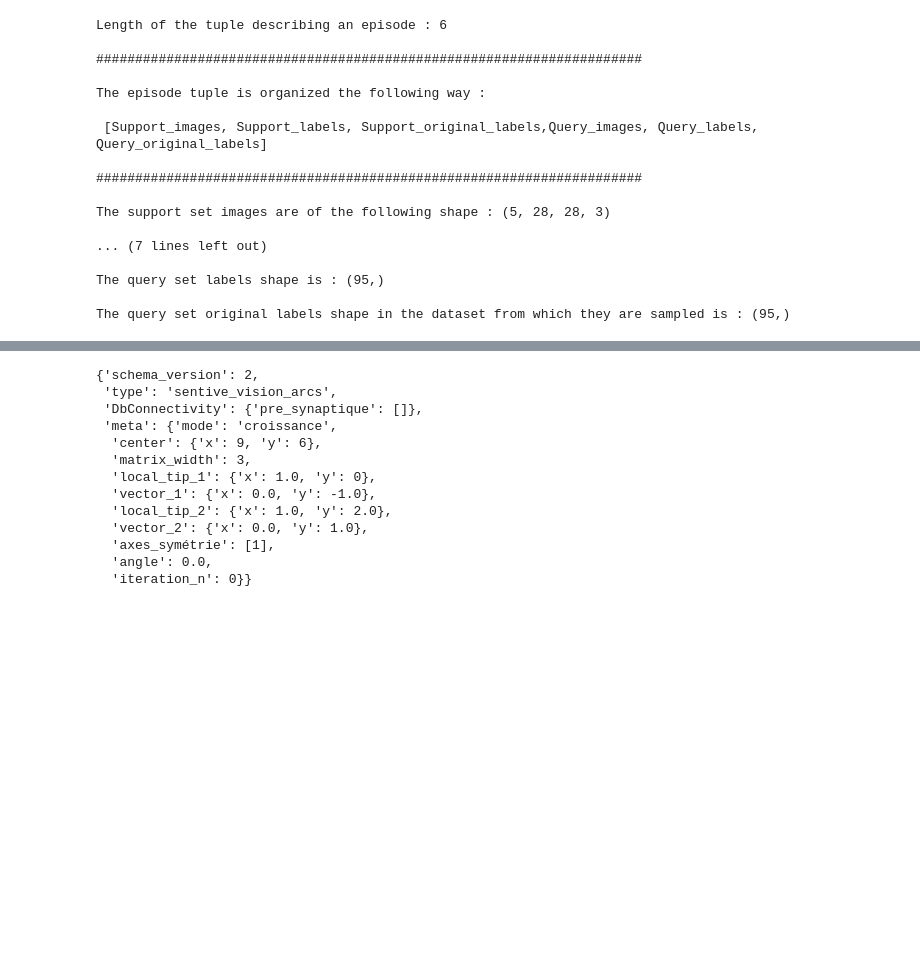
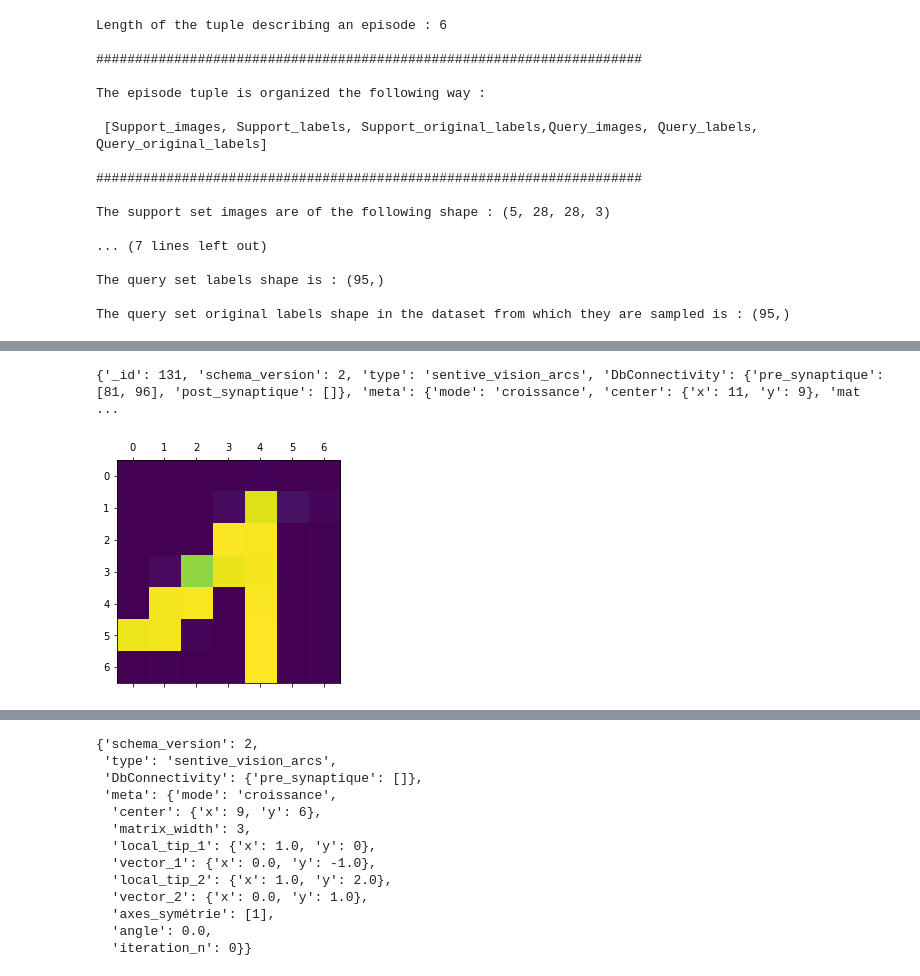
Before and after one commit to oliviermanette/metadl, a Jupyter notebook: starting_kit/sandbox_flod.ipynb, the cells around one changed output, grey strips where cells are left out. Cells and saved outputs as stored; diff of their text form; code cells hidden in the pictures; blank space fills up the shorter version.

```diff
--- a/starting_kit/sandbox_flod.ipynb
+++ b/starting_kit/sandbox_flod.ipynb
@@ -759,0 +1040,5 @@ def get_yokoi_value8(matrix_3):
+# %%
+show_receptive_field_id(131)
+# %% [output]
+{'_id': 131, 'schema_version': 2, 'type': 'sentive_vision_arcs', 'DbConnectivity': {'pre_synaptique': [81, 96], 'post_synaptique': []}, 'meta': {'mode': 'croissance', 'center': {'x': 11, 'y': 9}, 'mat ...
+[figure, added]
```
Also changed, not shown: parts of 41 cells of this notebook, 1 other file.
